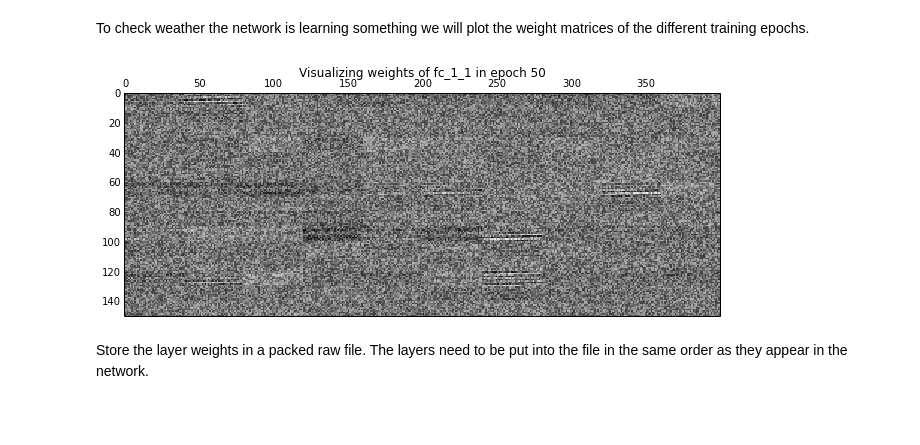
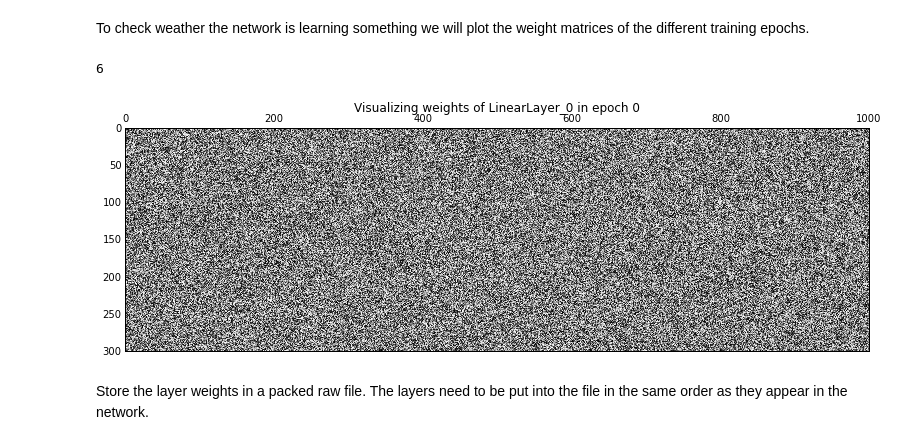
Before and after one commit to zapletal-martin/muvr-analytics-1, a Jupyter notebook: ipython-analysis/exercise-mlp.ipynb, the cells around one changed output. Cells and saved outputs as stored; diff of their text form; code cells hidden in the pictures; blank space fills up the shorter version.

```diff
--- a/ipython-analysis/exercise-mlp.ipynb
+++ b/ipython-analysis/exercise-mlp.ipynb
@@ -140,8 +131,14 @@ At first we want to inspect the class distribution of the training and test exam
 from ipy_table import *
 from operator import itemgetter
 
-train_dist = np.reshape(np.transpose(np.sum(dataset.y_train, axis=0)), (dataset.num_labels,1))
-test_dist = np.reshape(np.transpose(np.sum(dataset.y_test, axis=0)), (dataset.num_labels,1))
+def calculate_dist(labels):
+    dist = np.zeros((1, dataset.num_labels))
+    for i in range(0, labels.shape[0]):
+        dist[0, labels[i, 0]] += 1
+    return np.transpose(dist)
+
+train_dist = calculate_dist(dataset.y_train)
+test_dist = calculate_dist(dataset.y_test)
 
 train_ratio = train_dist / dataset.num_train_examples
 test_ratio = test_dist / dataset.num_test_examples
@@ -474,45 +365,48 @@ from matplotlib import pyplot, cm
 from pylab import *
 from IPython.html import widgets
 from IPython.html.widgets import interact
+
+layer_names = map(lambda l: l[1].name+"_"+str(l[0]), filter(lambda l: l[1].has_params, enumerate(model.layers)))
 
 def closestSqrt(i):
     N = int(math.sqrt(i))
     while True:
         M = int(i / N)
         if N * M == i:
             return N, M
         N -= 1
 
 def plot_filters(**kwargs):
     n = kwargs['n']
     layer_name = kwargs['layer']
-    dest_path = root_path+'/workout-ep' + str(n) + '.prm'
+    dest_path = root_path+'/workout-mlp-ep_' + str(n)
     params = pkl.load(open(dest_path, 'r'))
 
-    wts = params[layer_name]['weights']
+    print len(params['layer_params_states'])
+
+    wts = params['layer_params_states'][layer_names.index(layer_name)]['params']
 
     nrows, ncols = closestSqrt(wts.shape[0])
     fr, fc = closestSqrt(wts.shape[1])
 
     fi = 0
 
     W = np.zeros((fr*nrows, fc*ncols))
     for row, col in [(row, col) for row in range(nrows) for col in range(ncols)]:
         W[fr*row:fr*(row+1):,fc*col:fc*(col+1)] = wts[fi].reshape(fr,fc)
         fi = fi + 1
 
     matshow(W, cmap=cm.gray)
     title('Visualizing weights of '+layer_name+' in epoch ' + str(n) )
     show()
 
-layer_names = map(lambda l: l[1].name+"_"+str(l[0]), filter(lambda l: l[1].has_params, enumerate(model.layers)))
-
 _i = interact(plot_filters,
               layer=widgets.widget_selection.ToggleButtons(options = layer_names),
               n=widgets.IntSliderWidget(description='epochs',
-                                        min=0, max=max_epochs, value=0, step=epoch_step_size))
+                                        min=0, max=max_epochs-1, value=0, step=1))
 # %% [output]
+6
-[figure, old version]
+[figure, new version]
 # %% [markdown]
 Store the layer weights in a packed raw file. The layers need to be put into the file in the same order as they appear in the network.
 # %%
```
Also changed, not shown: parts of 7 cells of this notebook.
